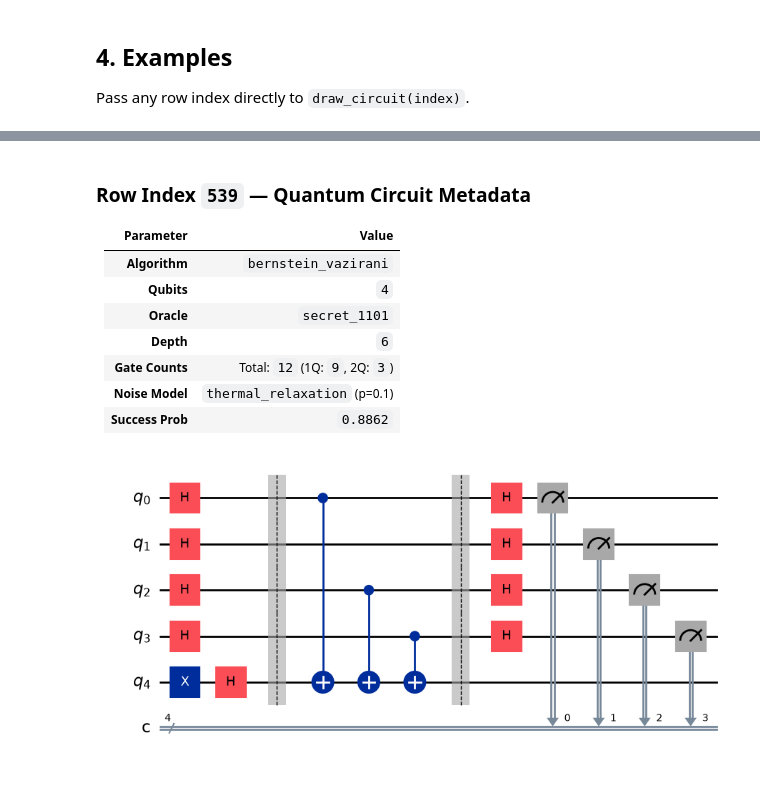
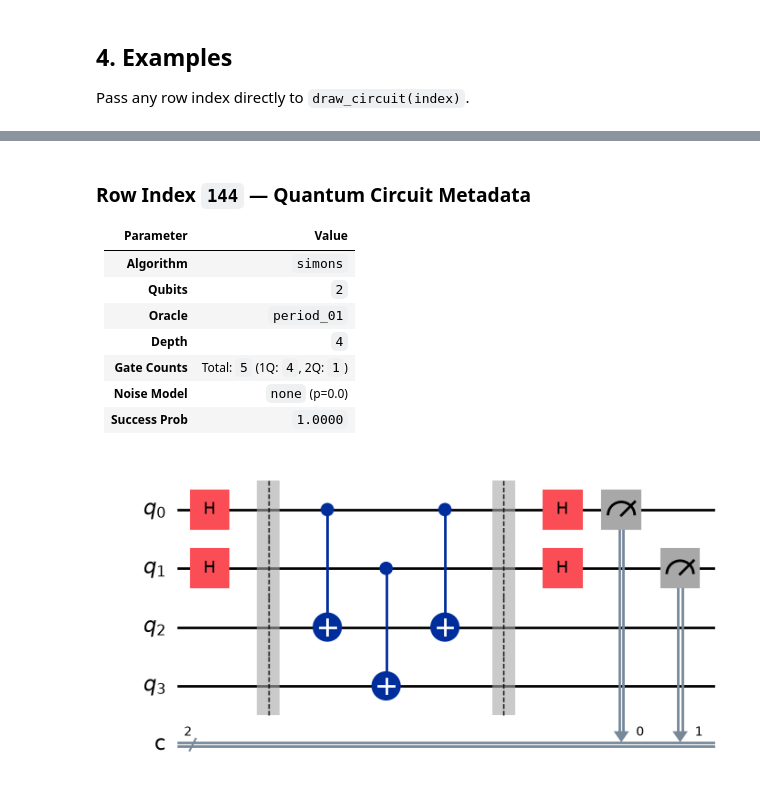
Before and after one commit to Adhavan1801/quantum-success-prediction, a Jupyter notebook: notebooks/06_circuit_visualization.ipynb, the cells around one changed output, grey strips where cells are left out. Drawn from its saved outputs; the diff is of its cells as text; code cells hidden in the pictures.

```diff
--- a/notebooks/06_circuit_visualization.ipynb
+++ b/notebooks/06_circuit_visualization.ipynb
@@ -160,17 +160,17 @@ draw_circuit(1159)
 # %%
 # Example 3: Bernstein-Vazirani Secret Bitstring (Row 216)
-draw_circuit(539)
+draw_circuit(144)
 # %% [output]
 
-###  Row Index `539` — Quantum Circuit Metadata
+###  Row Index `144` — Quantum Circuit Metadata
 
 | Parameter | Value |
 | :--- | :--- |
-| **Algorithm** | `bernstein_vazirani` |
-| **Qubits** | `4` |
-| **Oracle** | `secret_1101` |
-| **Depth** | `6` |
-| **Gate Counts** | Total: `12` (1Q: `9`, 2Q: `3`) |
-| **Noise Model** | `thermal_relaxation` (p=0.1) |
-| **Success Prob** | `0.8862` |
+| **Algorithm** | `simons` |
+| **Qubits** | `2` |
+| **Oracle** | `period_01` |
+| **Depth** | `4` |
+| **Gate Counts** | Total: `5` (1Q: `4`, 2Q: `1`) |
+| **Noise Model** | `none` (p=0.0) |
+| **Success Prob** | `1.0000` |
-[figure, old version]
+[figure, new version]
```
Also changed, not shown: parts of 5 cells of this notebook, 6 other files.
